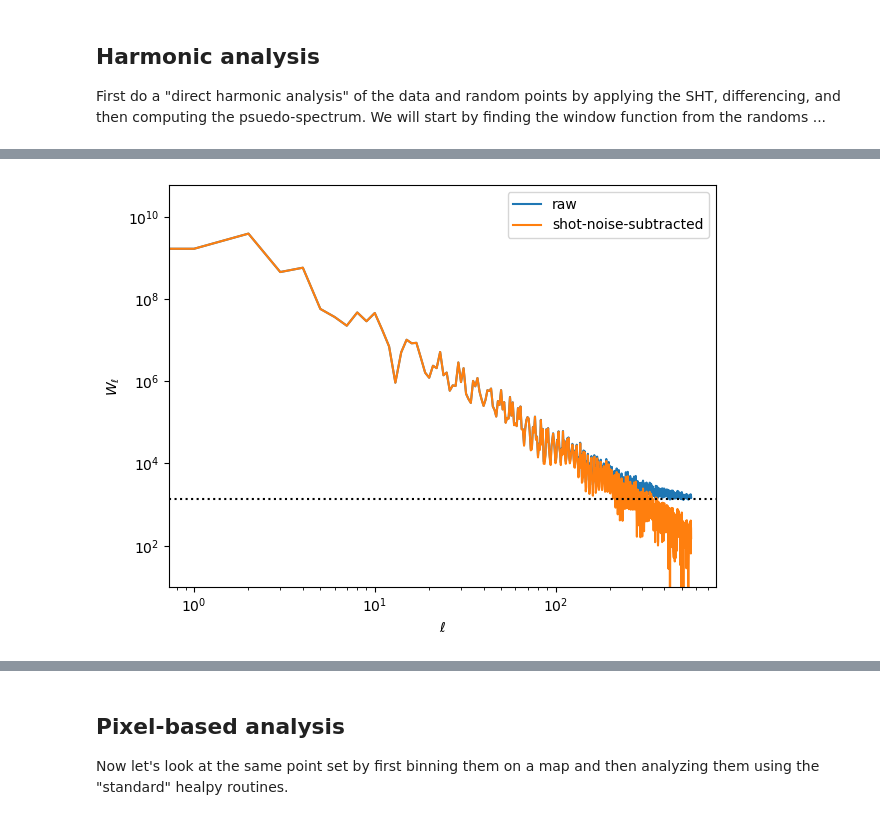
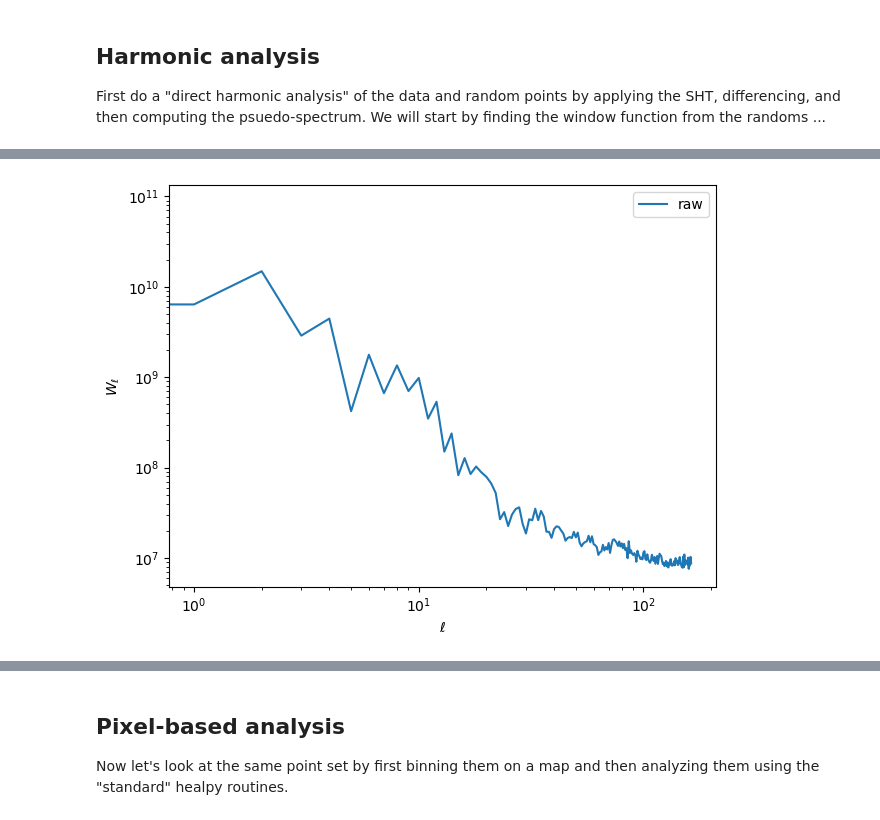
Before and after one commit to roger2b/directsht-lya, a Jupyter notebook: notebooks/Cell_DESI_iron.ipynb, the cells around one changed output, grey strips where cells are left out. Drawn from its saved outputs; the diff is of its cells as text; code cells hidden in the pictures.

```diff
--- a/notebooks/Cell_DESI_iron.ipynb
+++ b/notebooks/Cell_DESI_iron.ipynb
@@ -116,8 +161,0 @@ trand,prand,wrand = generate_randoms(nrand)
-# %%
-# Run the data and randoms through the "veto mask".
-tdata,pdata,wdata = veto_points(tdata,pdata,wdata,nveto,rveto)
-trand,prand,wrand = veto_points(trand,prand,wrand,nveto,rveto)
-# Correct for the veto'd points.
-ndata  = len(tdata)
-nrand  = len(trand)
-wrand *= np.sum(wdata)/np.sum(wrand)
@@ -139,0 +162,18 @@ NameError: name 'prand' is not defined
+# %%
+
+plt.scatter(data['RA'], data['Dec']);plt.show()
+
+# Create SkyCoord object with RA and Dec data in degrees
+c_icrs = SkyCoord(data['RA']* u.deg, data['Dec']* u.deg, frame='icrs')
+
+# Transform coordinates to Galactic frame
+c_galactic = c_icrs.transform_to('galactic')
+
+# Extract theta and phi angles in radians
+tdata_rad = c_galactic.spherical.lat  # Galactic  in radians
+pdata_rad = c_galactic.spherical.lon    # Galactic  in radians
+
+tdata = tdata_rad.to(u.rad).value+np.pi/2.
+pdata = pdata_rad.to(u.rad).value
+
+plt.scatter(tdata, pdata);plt.show()
@@ -143,9 +228,9 @@ NameError: name 'prand' is not defined
 First do a "direct harmonic analysis" of the data and random points by applying the SHT, differencing, and then computing the psuedo-spectrum.  We will start by finding the window function from the randoms ...
 # %%
 # Set up an sht instance.
-Nl   = 500
+Nl   = 1000
 Nx   = 2*Nl
-xmax = 5.0/8.0
+xmax = 3./4.
 #
 sht= DirectSHT(Nl,Nx,xmax)
 #
@@ -160,9 +292,12 @@ NameError: name 'DirectSHT' is not defined
 # %%
 # Calculate the angular power spectrum of the randoms
 #
-hran_for_wl = sht_randoms(trand,prand,wrand)
+hran_for_wl = sht_randoms(tdata,pdata,wrand)
 #  After subtracting shot noise, this gives us the
 #  angular power spectrum of the window function
-sn = 1.0/float(nrand)/(4*np.pi) * float(ndata)**2
-wl = hp.alm2cl(hran_for_wl) - sn
+# sn = 1.0/float(nrand)/(4*np.pi) * float(ndata)**2
+
+# ignore shot noise for now
+
+wl = hp.alm2cl(hran_for_wl)# - sn
 # %% [output]
@@ -170,15 +320,13 @@ NameError: name 'sht_randoms' is not defined
 # %%
-plt.loglog(wl+sn,label='raw')
-plt.loglog(wl   ,label='shot-noise-subtracted')
-plt.axhline(sn,ls=':',color='k')
+plt.loglog(wl,label='raw')
 #
 plt.xlabel(r'$\ell$')
 plt.ylabel(r'$W_\ell$')
 plt.legend()
 plt.tight_layout()
 #plt.savefig('harmonic_window.pdf')
 # %% [output]
-[figure, old version]
+[figure, new version]
 # %%
 # Initialize an instance of the MaskDeconvolution. This will let us deconvolve
 # the mask-induced mode-coupling of the pseudo-Cls, convolved the theory to
```
Also changed, not shown: parts of 29 cells of this notebook, 2 other files.
